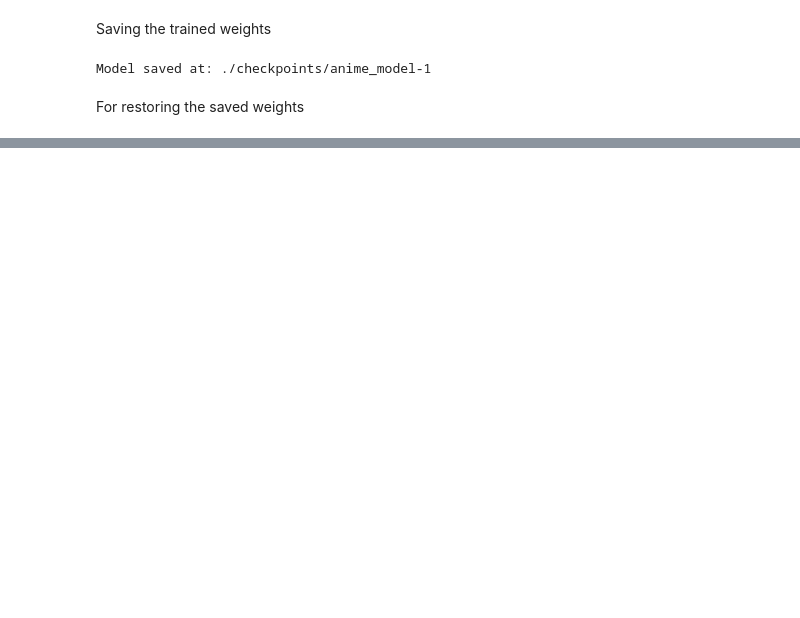
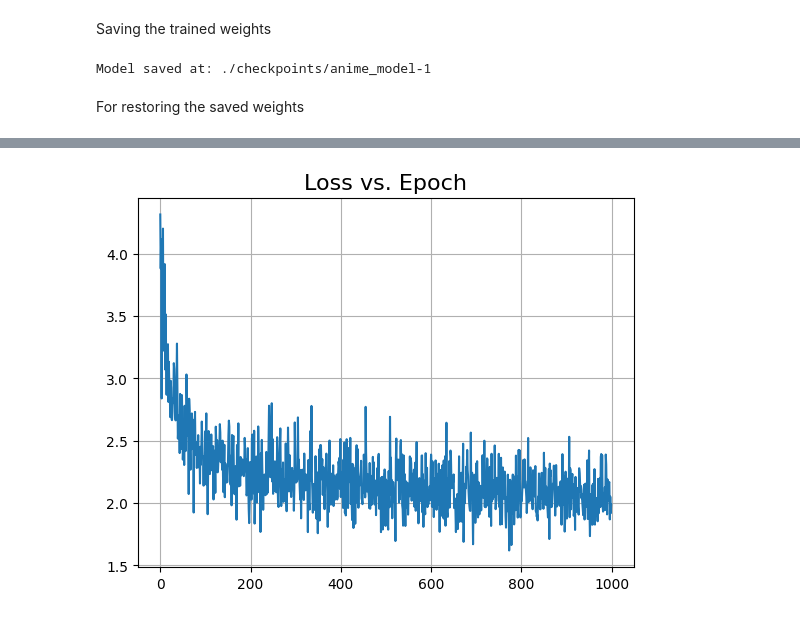
Before and after one commit to AshishRaj04/makemore, a Jupyter notebook: makemore_part3.ipynb, the cells around one changed output, grey strips where cells are left out. Saved outputs shown, nothing was run; the diff lists cells and outputs as text; code cells hidden in the pictures; blank space fills up the shorter version.

```diff
--- a/makemore_part3.ipynb
+++ b/makemore_part3.ipynb
@@ -266,0 +278,2 @@ For restoring the saved weights
+# %%
+momentum = 0.99
@@ -266,0 +289,29 @@ For restoring the saved weights
+# %%
+# BatchNorm1
+running_mean_01 = tf.Variable(tf.zeros([1, n_neurons_l1]), trainable=False)
+running_std_01 = tf.Variable(tf.ones([1, n_neurons_l1]), trainable=False)
+
+# BatchNorm2
+running_mean_02 = tf.Variable(tf.zeros([1, n_neurons_l2]), trainable=False)
+running_std_02 = tf.Variable(tf.ones([1, n_neurons_l2]), trainable=False)
+
+#BatchNorm3
+running_mean_03 = tf.Variable(tf.zeros([1, n_neurons_l3]), trainable=False)
+running_std_03 = tf.Variable(tf.ones([1, n_neurons_l3]), trainable=False)
+# %%
+seed = tf.random.set_seed(424242424)
+initializer = tf.keras.initializers.HeNormal(seed=seed)
+
+C = tf.Variable(tf.random.uniform(shape=(vocab_size , n_emb) , seed = seed))
+
+W1 = tf.Variable(initializer(shape=(n_emb*context_len , n_neurons_l1)))
+b1 = tf.Variable(tf.random.uniform(shape=[n_neurons_l1]))
+
+W2 = tf.Variable(initializer(shape=(n_neurons_l1 , n_neurons_l2)))
+b2 = tf.Variable(tf.random.uniform(shape = [n_neurons_l2]))
+
+W3 = tf.Variable(initializer(shape=(n_neurons_l2 , n_neurons_l3)))
+b3 = tf.Variable(tf.random.uniform(shape = [n_neurons_l3]))
+
+W4 = tf.Variable(initializer(shape=(n_neurons_l3 , vocab_size)))
+b4 = tf.Variable(tf.random.uniform(shape = [vocab_size]))
@@ -266,0 +320,7 @@ For restoring the saved weights
+# %%
+parameters = [C , W1 , b1 , W2 , b2 , W3 , b3 , W4 , b4 , gamma_1 , beta_1 , gamma_2 , beta_2 , gamma_3 , beta_3]
+no_params = 0
+for p in parameters:
+  no_params += tf.size(p).numpy()
+
+print('Total number of parameters: ', no_params.item())
@@ -266,0 +422,7 @@ For restoring the saved weights
+# %%
+plt.plot(losses)
+plt.title('Loss vs. Epoch', fontsize=16)
+plt.grid(True)
+plt.show()
+# %% [output]
+[figure, added]
```
Also changed, not shown: parts of 20 cells of this notebook.
